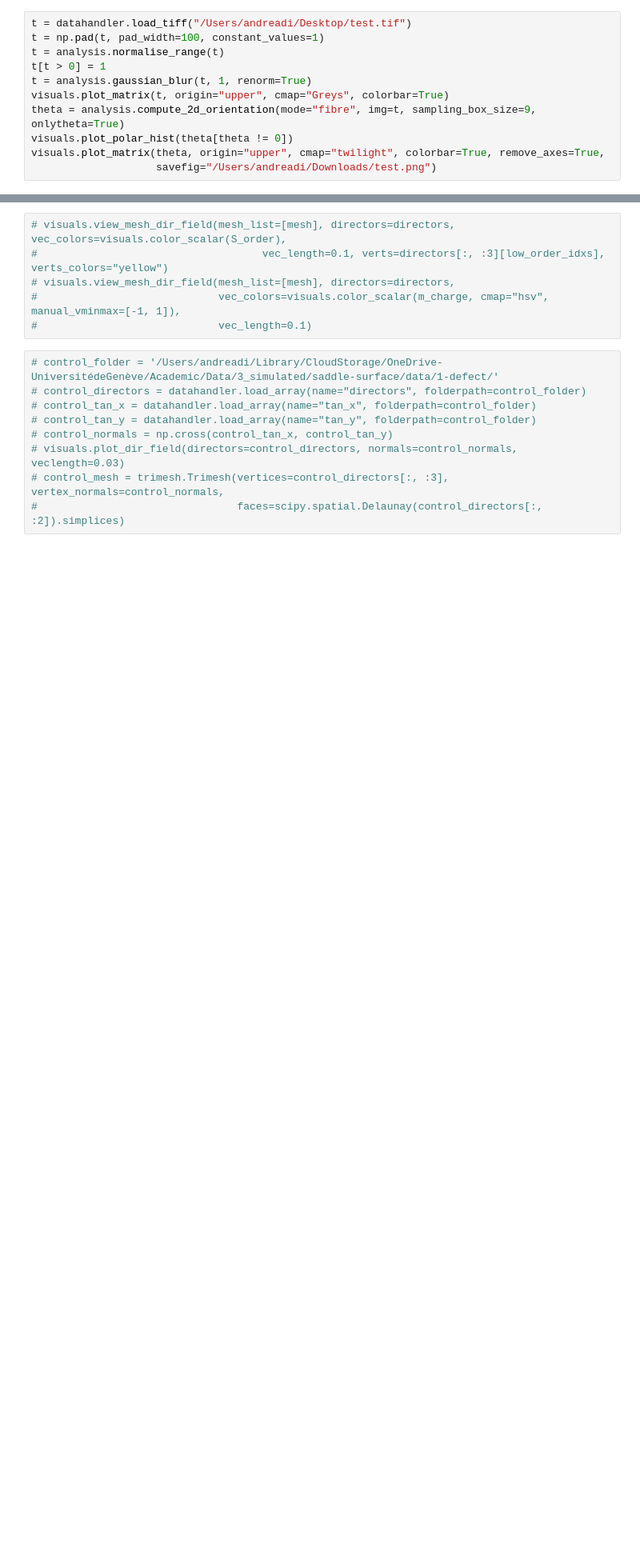
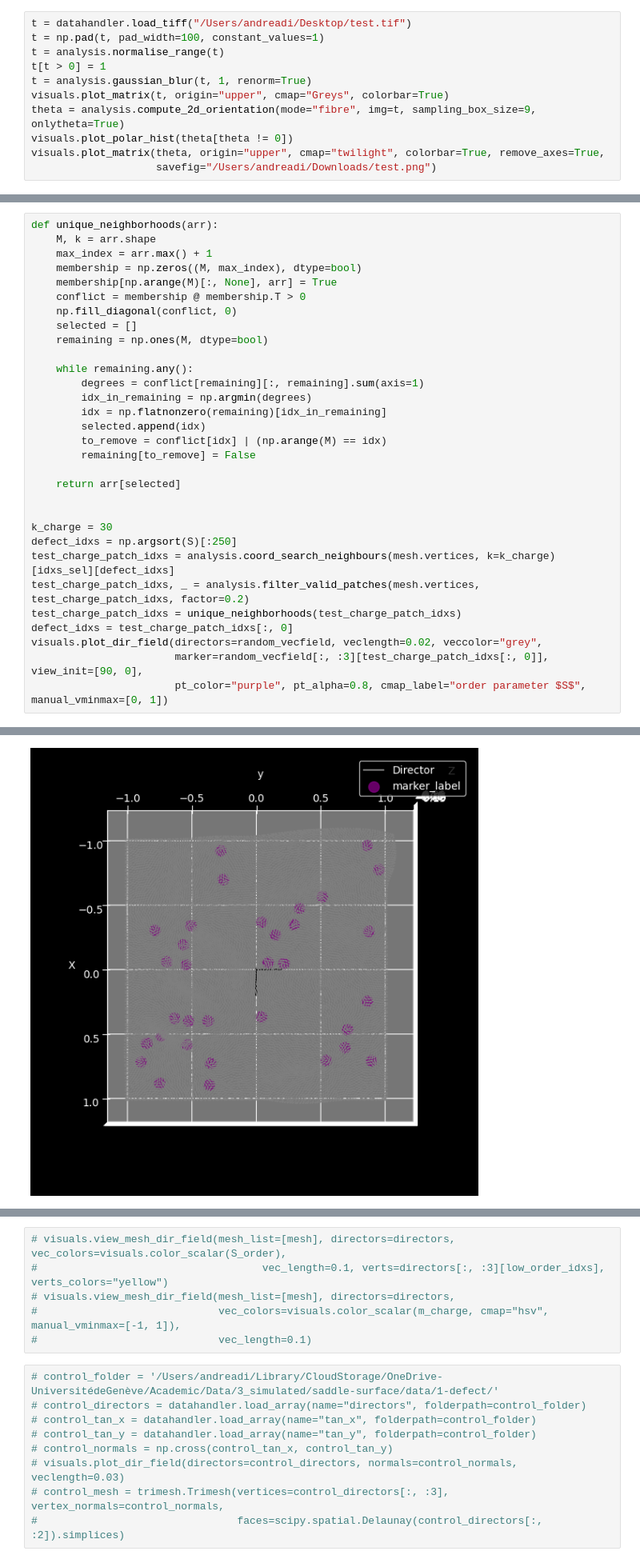
Before and after one commit to unige-biochem/nemo, a Jupyter notebook: debugging/sandbox.ipynb, the cells around one changed output, grey strips where cells are left out. Shown at 80% size. Drawn from its saved outputs; the diff is of its cells as text; blank space fills up the shorter version.

```diff
--- a/debugging/sandbox.ipynb
+++ b/debugging/sandbox.ipynb
@@ -295,0 +295,32 @@ visuals.plot_matrix(theta, origin="upper", cmap="twilight", colorbar=True, remov
+# %%
+def unique_neighborhoods(arr):
+    M, k = arr.shape
+    max_index = arr.max() + 1
+    membership = np.zeros((M, max_index), dtype=bool)
+    membership[np.arange(M)[:, None], arr] = True
+    conflict = membership @ membership.T > 0
+    np.fill_diagonal(conflict, 0)
+    selected = []
+    remaining = np.ones(M, dtype=bool)
+
+    while remaining.any():
+        degrees = conflict[remaining][:, remaining].sum(axis=1)
+        idx_in_remaining = np.argmin(degrees)
+        idx = np.flatnonzero(remaining)[idx_in_remaining]
+        selected.append(idx)
+        to_remove = conflict[idx] | (np.arange(M) == idx)
+        remaining[to_remove] = False
+
+    return arr[selected]
+
+
+k_charge = 30
+defect_idxs = np.argsort(S)[:250]
+test_charge_patch_idxs = analysis.coord_search_neighbours(mesh.vertices, k=k_charge)[idxs_sel][defect_idxs]
+test_charge_patch_idxs, _ = analysis.filter_valid_patches(mesh.vertices, test_charge_patch_idxs, factor=0.2)
+test_charge_patch_idxs = unique_neighborhoods(test_charge_patch_idxs)
+defect_idxs = test_charge_patch_idxs[:, 0]
+visuals.plot_dir_field(directors=random_vecfield, veclength=0.02, veccolor="grey",
+                       marker=random_vecfield[:, :3][test_charge_patch_idxs[:, 0]], view_init=[90, 0],
+                       pt_color="purple", pt_alpha=0.8, cmap_label="order parameter $S$", manual_vminmax=[0, 1])
+# %% [output]
@@ -295,0 +329 @@ visuals.plot_matrix(theta, origin="upper", cmap="twilight", colorbar=True, remov
+[figure, added]
```
Also changed, not shown: parts of 40 cells of this notebook, 8 other files.
